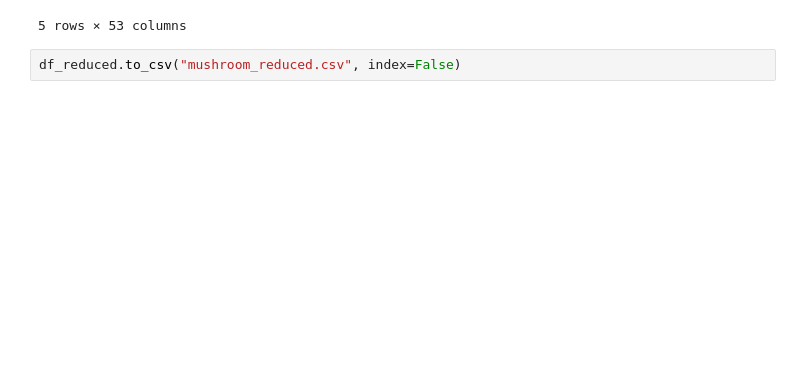
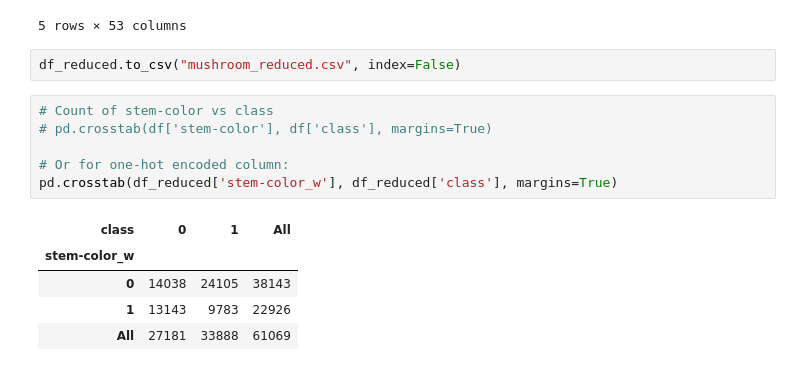
Before and after one commit to RovSveta/Advanced_Data_analytics_2025, a Jupyter notebook: Exercise_project_1/Classification_dataset/dataset_analysis_code.ipynb, the cells around one changed output. Saved outputs shown, nothing was run; the diff lists cells and outputs as text; blank space fills up the shorter version.

```diff
--- a/Exercise_project_1/Classification_dataset/dataset_analysis_code.ipynb
+++ b/Exercise_project_1/Classification_dataset/dataset_analysis_code.ipynb
@@ -341,3 +341,15 @@ df_reduced.head()
 5 rows × 53 columns
 # %%
 df_reduced.to_csv("mushroom_reduced.csv", index=False)
+# %%
+# Count of stem-color vs class
+# pd.crosstab(df['stem-color'], df['class'], margins=True)
+
+# Or for one-hot encoded column:
+pd.crosstab(df_reduced['stem-color_w'], df_reduced['class'], margins=True)
+# %% [output]
+| class | 0 | 1 | All |
+| stem-color_w |  |  |  |
+| 0 | 14038 | 24105 | 38143 |
+| 1 | 13143 | 9783 | 22926 |
+| All | 27181 | 33888 | 61069 |
```
Also changed, not shown: parts of 1 cell of this notebook, 2 other files.
